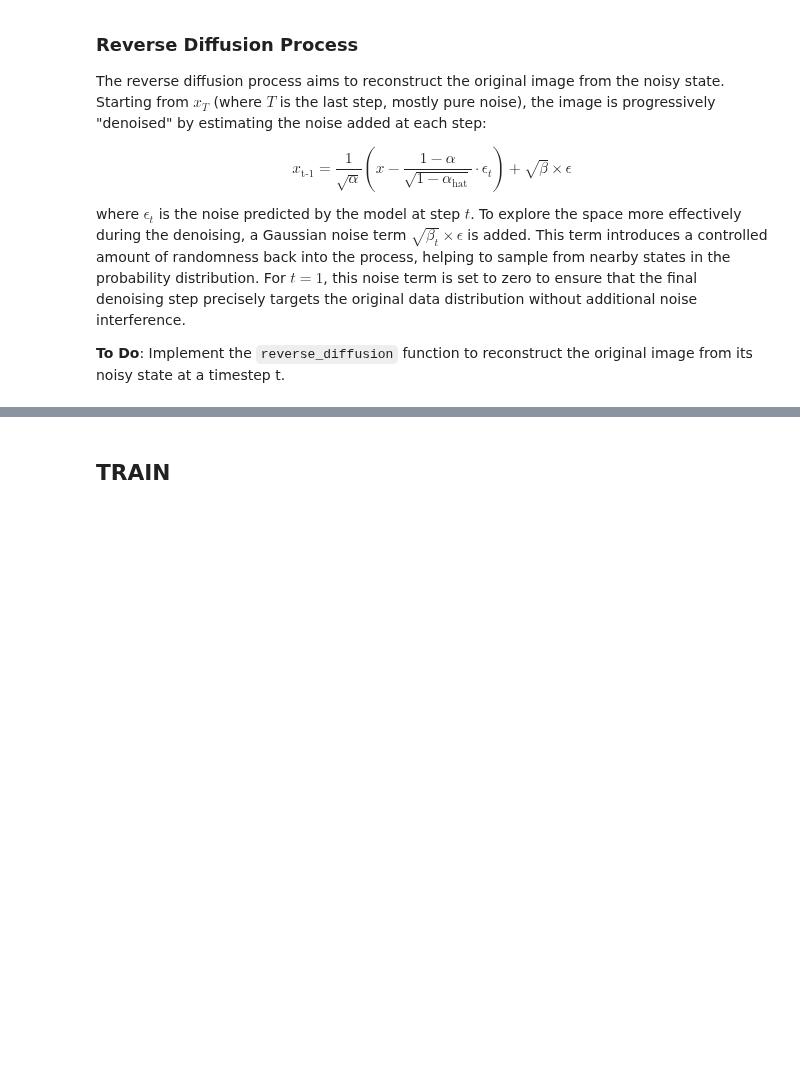
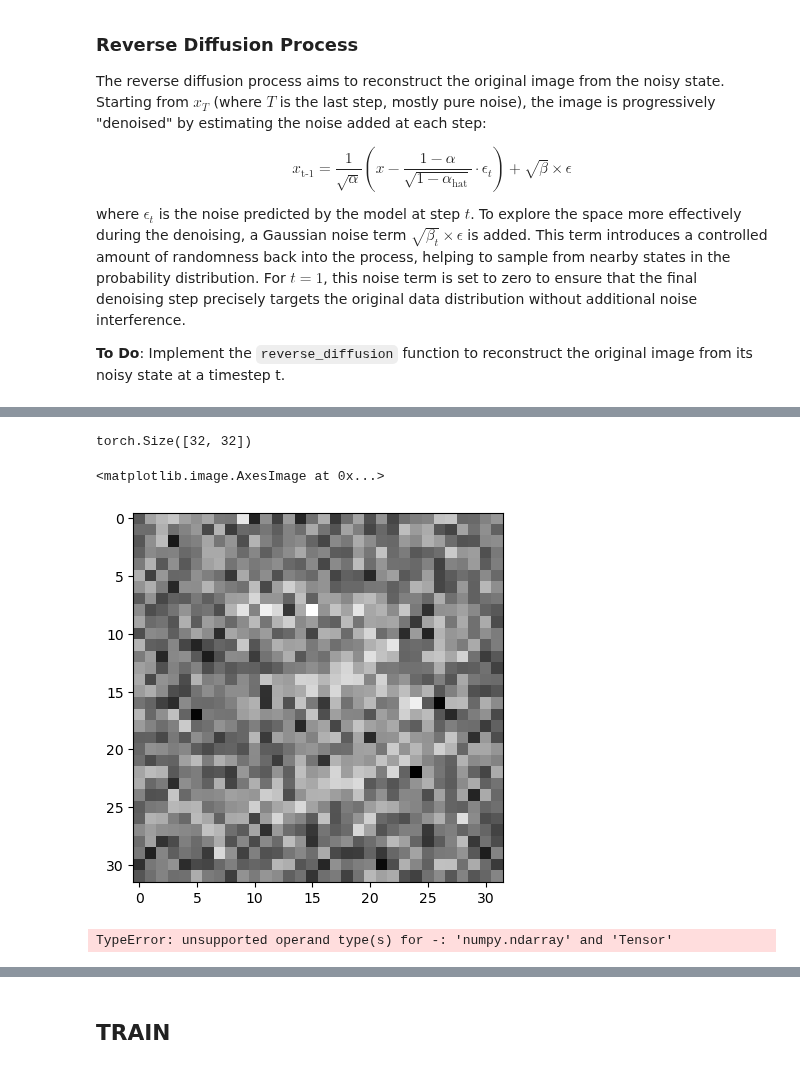
Before and after one commit to MaxMosh/n7-SN, a Jupyter notebook: 2A ModIA/S8 (n7)/UE Traitement du Signal/Projet Traitement du Signal/Début de projet/Notebook de base/DDPM_MNIST.ipynb, the cells around one changed output, grey strips where cells are left out. Saved outputs shown, nothing was run; the diff lists cells and outputs as text; code cells hidden in the pictures; blank space fills up the shorter version.

```diff
--- a/2A ModIA/S8 (n7)/UE Traitement du Signal/Projet Traitement du Signal/Début de projet/Notebook de base/DDPM_MNIST.ipynb
+++ b/2A ModIA/S8 (n7)/UE Traitement du Signal/Projet Traitement du Signal/Début de projet/Notebook de base/DDPM_MNIST.ipynb
@@ -199,10 +167,17 @@ class Diffusion:
         t = t.flatten()
         # TO DO
 
-        sqrt_alpha_hat = ...
-        sqrt_one_minus_alpha_hat = ...
-        noise = ...
-        noised_images = ...
+        #sqrt_alpha_hat = torch.sqrt(torch.tensor([torch.prod(self.beta[0:i+1]) for i in range(len(t))])) # COMPLETION
+        sqrt_alpha_hat = torch.sqrt(self.alpha_hat) # COMPLETION
+
+        sqrt_one_minus_alpha_hat = 1 - sqrt_alpha_hat # COMPLETION
+
+        #noise = torch.normal(mean=0.0, std=1.0, size=(len(self.beta),1)) # COMPLETION
+        noise = torch.normal(mean=0.0, std=1.0, size=(1,32,32)) # COMPLETION
+
+        #noised_images = sqrt_alpha_hat*x + sqrt_one_minus_alpha_hat*noise # COMPLETION
+        noised_images = torch.kron(torch.tensor(sqrt_alpha_hat),torch.tensor(x)) + torch.kron(torch.tensor(sqrt_one_minus_alpha_hat),torch.tensor(noise)) # COMPLETION
+        # REMARQUE : JE PENSE QU'IL Y A MOYEN DE SIMPLIFIER EN UTILISANT LES SELF.ALPHA ET AUTRES
 
         return noised_images, noise
 
@@ -225,8 +200,10 @@ class Diffusion:
         if start_t is None:
             start_t = self.noise_steps - 1
 
+        noise = torch.normal(mean=0.0, std=1.0, size=(len(self.beta),1)) # AJOUT
         for i in reversed(range(1, start_t + 1)):
             # TO DO
-            ...
+            x_t_moins_un = (1/torch.sqrt(self.alpha)) * (x - ((1 - torch.tensor(self.alpha))/(torch.sqrt(1 - self.alpha_hat))*noise)) + torch.sqrt(self.beta)*noise # AJOUT
+            denoised_sample.append(x_t_moins_un)
 
         return denoised_sample
@@ -232,0 +229,14 @@ class Diffusion:
+# %%
+NoisedImages[0].select(dim=0,index=0)[0:32,0:32].size()
+# %% [output]
+torch.Size([32, 32])
+# %%
+une_image_bruitee = NoisedImages[0].select(dim=0,index=0)[0:32,9600:9632].to('cpu').numpy()
+plt.imshow(une_image_bruitee, cmap='gray')
+# %% [output]
+<matplotlib.image.AxesImage at 0x...>
+[figure, added]
+# %%
+DenoisedImages = madiff.reverse_diffusion(x=une_image_bruitee,model=1)
+# %% [output]
+TypeError: unsupported operand type(s) for -: 'numpy.ndarray' and 'Tensor'
```
Also changed, not shown: parts of 6 cells of this notebook, 21 other files.
